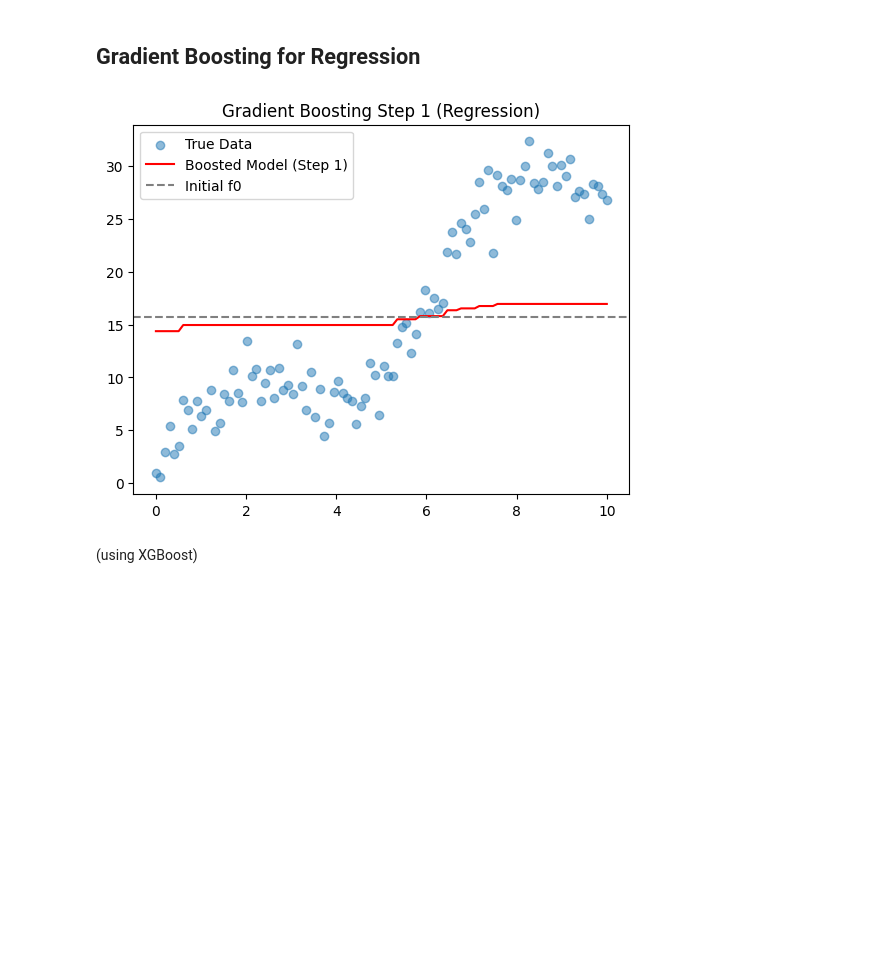
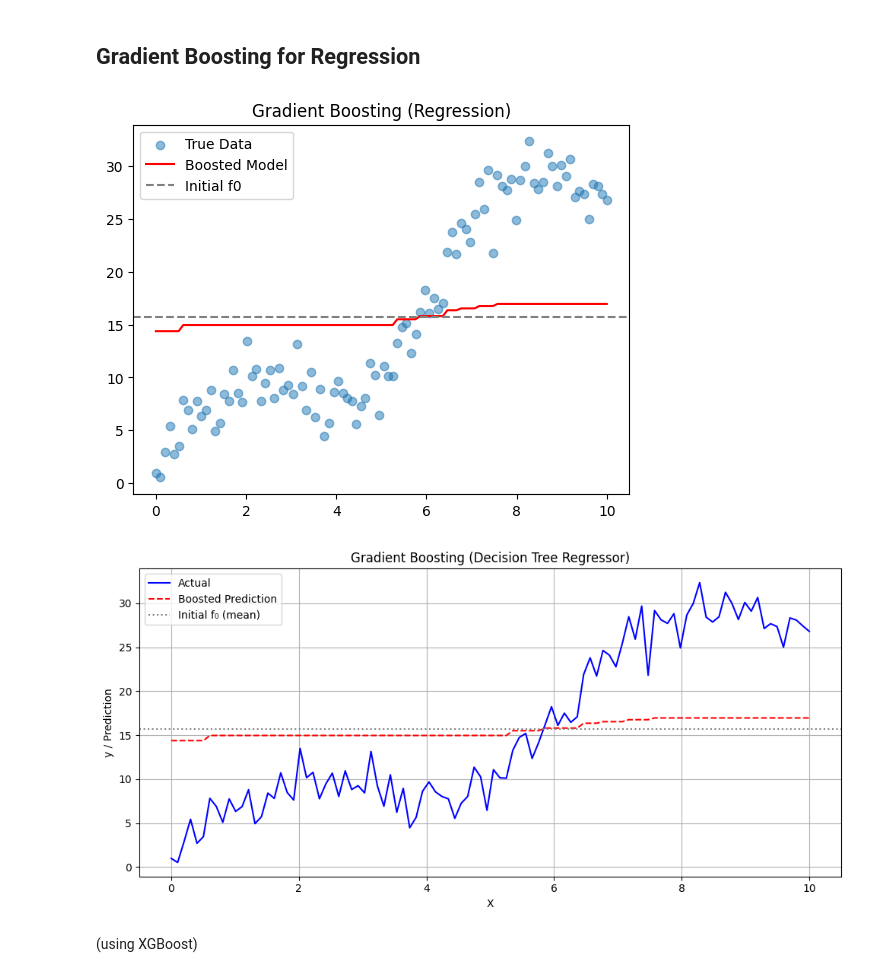
Before and after one commit to Sri-yadav/Machine_learning_foundations, a Jupyter notebook: 7. Problems_and_solutoins.ipynb, the cells around one changed output. Drawn from its saved outputs; the diff is of its cells as text; code cells hidden in the pictures; blank space fills up the shorter version.

```diff
--- a/7. Problems_and_solutoins.ipynb
+++ b/7. Problems_and_solutoins.ipynb
@@ -820,35 +836,57 @@ weighted avg       0.93      0.93      0.93       300
 # %%
 import numpy as np
 import matplotlib.pyplot as plt
 from sklearn.tree import DecisionTreeRegressor
 
 # Generate a quadratic regression dataset
 np.random.seed(42)
 X = np.linspace(0, 10, 100).reshape(-1, 1)
 y = 3 * X.squeeze() + np.sin(X).squeeze() * 5 + np.random.randn(100) * 2
 
 # Step 1: Initial model f0 = mean
 f0 = np.mean(y)
 residuals = y - f0  # True residuals
 
 # Step 2: Fit a tree to residuals
 tree = DecisionTreeRegressor(max_depth=3)
 tree.fit(X, residuals)
 f1 = tree.predict(X)
 
 # Step 3: Update model: f = f0 + η*f1
 eta = 0.1
 y_pred_boosted = f0 + eta * f1
 
 # Plot
 plt.scatter(X, y, label="True Data", alpha=0.5)
-plt.plot(X, y_pred_boosted, color='r', label="Boosted Model (Step 1)")
+plt.plot(X, y_pred_boosted, color='r', label="Boosted Model")
 plt.axhline(f0, linestyle='--', color='gray', label="Initial f0")
 plt.legend()
-plt.title("Gradient Boosting Step 1 (Regression)")
+plt.title("Gradient Boosting (Regression)")
 plt.show()
+
+# Plot
+plt.figure(figsize=(10, 5))
+
+# Sort X for smooth line plot
+sort_idx = np.argsort(X.squeeze())
+X_sorted = X[sort_idx]
+y_sorted = y[sort_idx]
+y_pred_sorted = y_pred_boosted[sort_idx]
+
+
+plt.plot(X_sorted, y_sorted, label="Actual", color='blue')
+plt.plot(X_sorted, y_pred_sorted, label="Boosted Prediction", color='red', linestyle='--')
+plt.axhline(f0, linestyle=':', color='gray', label="Initial f₀ (mean)")
+plt.title("Gradient Boosting (Decision Tree Regressor)")
+plt.xlabel("X")
+plt.ylabel("y / Prediction")
+plt.legend()
+plt.grid(True)
+plt.tight_layout()
+plt.show()
 # %% [output]
-[figure, old version]
+[figure, new version]
+[figure, added]
 # %% [markdown]
 (using XGBoost)
 # %%
```
Also changed, not shown: parts of 40 cells of this notebook.
